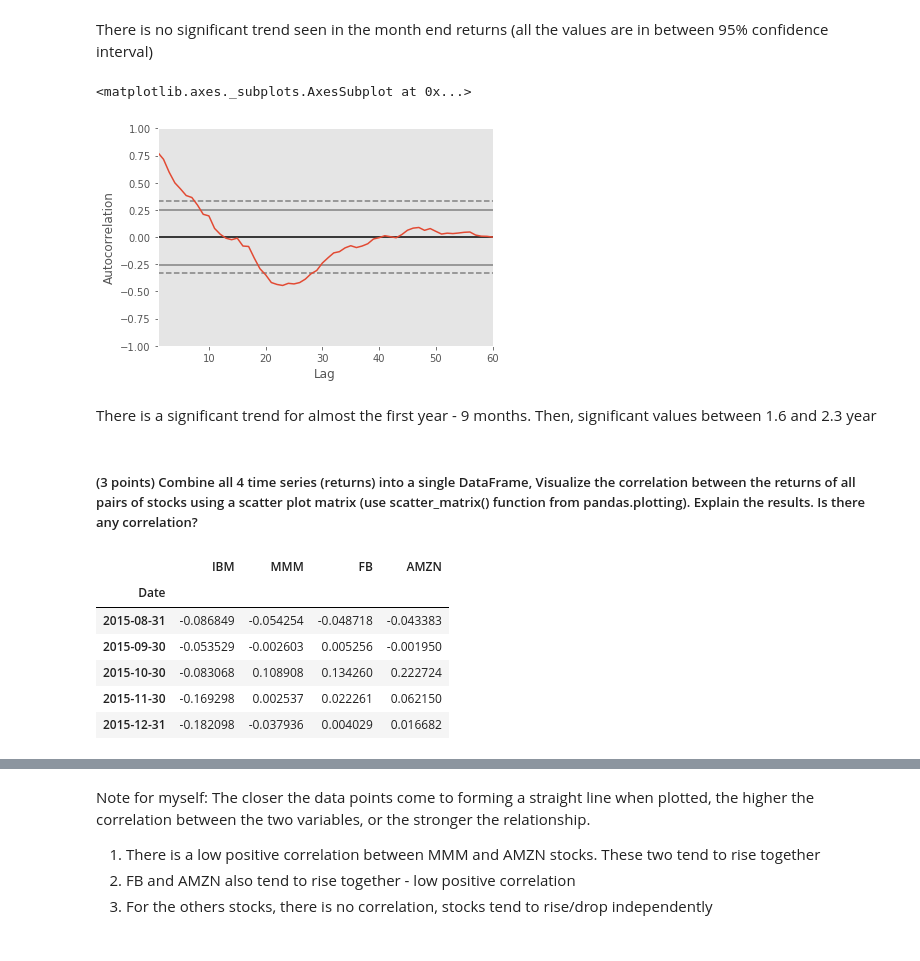
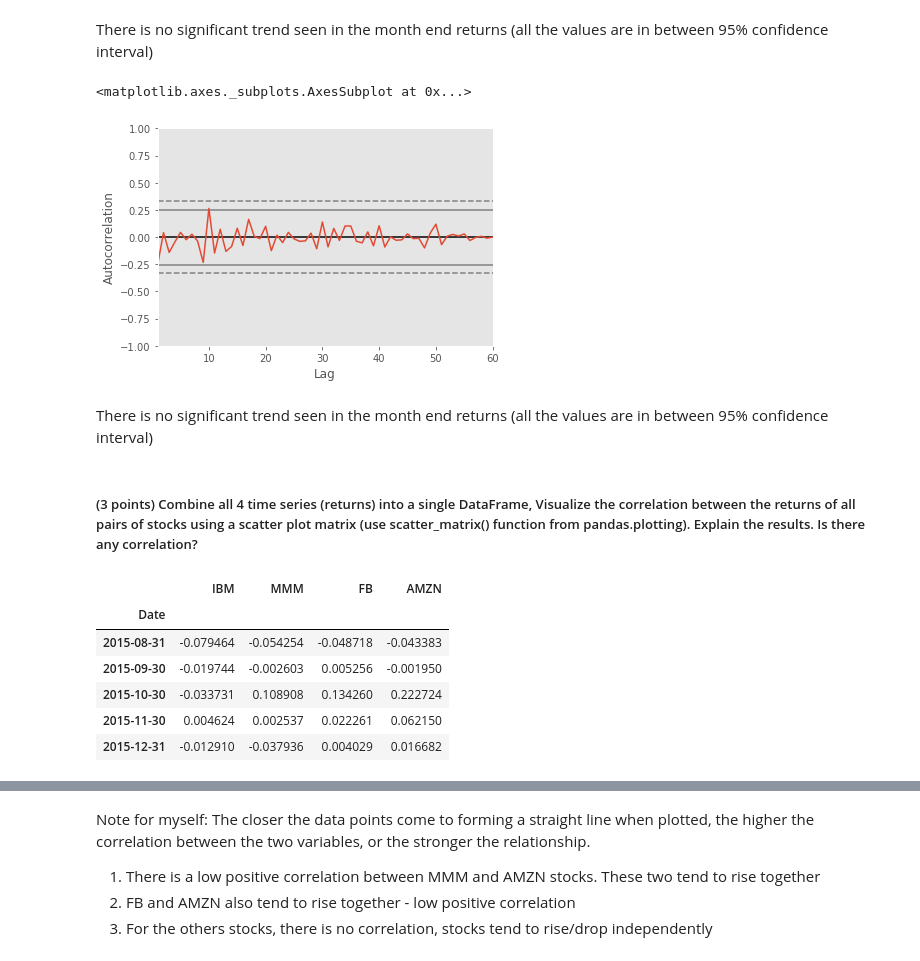
Before and after one commit to ronald-rgr/practicing-ai, a Jupyter notebook: uWaterloo/Time series.ipynb, the cells around one changed output, grey strips where cells are left out. Drawn from its saved outputs; the diff is of its cells as text; code cells hidden in the pictures.

```diff
--- a/uWaterloo/Time series.ipynb
+++ b/uWaterloo/Time series.ipynb
@@ -235,14 +235,14 @@ autocorrelation_plot(mmm_monthly_return)
 # %% [markdown]
 There is no significant trend seen in the month end returns (all the values are in between 95% confidence interval)
 # %%
-ibm_monthly_return = ibm_monthend/mmm_monthend.shift(1)-1
+ibm_monthly_return = ibm_monthend/ibm_monthend.shift(1)-1
 ibm_monthly_return = ibm_monthly_return.dropna()
 autocorrelation_plot(ibm_monthly_return)
 # %% [output]
 <matplotlib.axes._subplots.AxesSubplot at 0x...>
-[figure, old version]
+[figure, new version]
-# %% [markdown]
-There is a significant trend for almost the first year - 9 months. Then, significant values between 1.6 and 2.3 year
+# %% [markdown]
+There is no significant trend seen in the month end returns (all the values are in between 95% confidence interval)
 # %% [markdown]
 ##### (3 points) Combine all 4 time series (returns) into a single DataFrame, Visualize the correlation between the returns of all pairs of stocks using a scatter plot matrix (use scatter_matrix() function from pandas.plotting). Explain the results. Is there any correlation?
 # %%
@@ -256,11 +256,11 @@ df_combine_returns.head()
 # %% [output]
 |  | IBM | MMM | FB | AMZN |
 | Date |  |  |  |  |
-| 2015-08-31 | -0.086849 | -0.054254 | -0.048718 | -0.043383 |
-| 2015-09-30 | -0.053529 | -0.002603 | 0.005256 | -0.001950 |
-| 2015-10-30 | -0.083068 | 0.108908 | 0.134260 | 0.222724 |
-| 2015-11-30 | -0.169298 | 0.002537 | 0.022261 | 0.062150 |
-| 2015-12-31 | -0.182098 | -0.037936 | 0.004029 | 0.016682 |
+| 2015-08-31 | -0.079464 | -0.054254 | -0.048718 | -0.043383 |
+| 2015-09-30 | -0.019744 | -0.002603 | 0.005256 | -0.001950 |
+| 2015-10-30 | -0.033731 | 0.108908 | 0.134260 | 0.222724 |
+| 2015-11-30 | 0.004624 | 0.002537 | 0.022261 | 0.062150 |
+| 2015-12-31 | -0.012910 | -0.037936 | 0.004029 | 0.016682 |
 # %%
 %%time
 g = sns.pairplot(df_combine_returns.sample(60))
```
Also changed, not shown: parts of 6 cells of this notebook.
